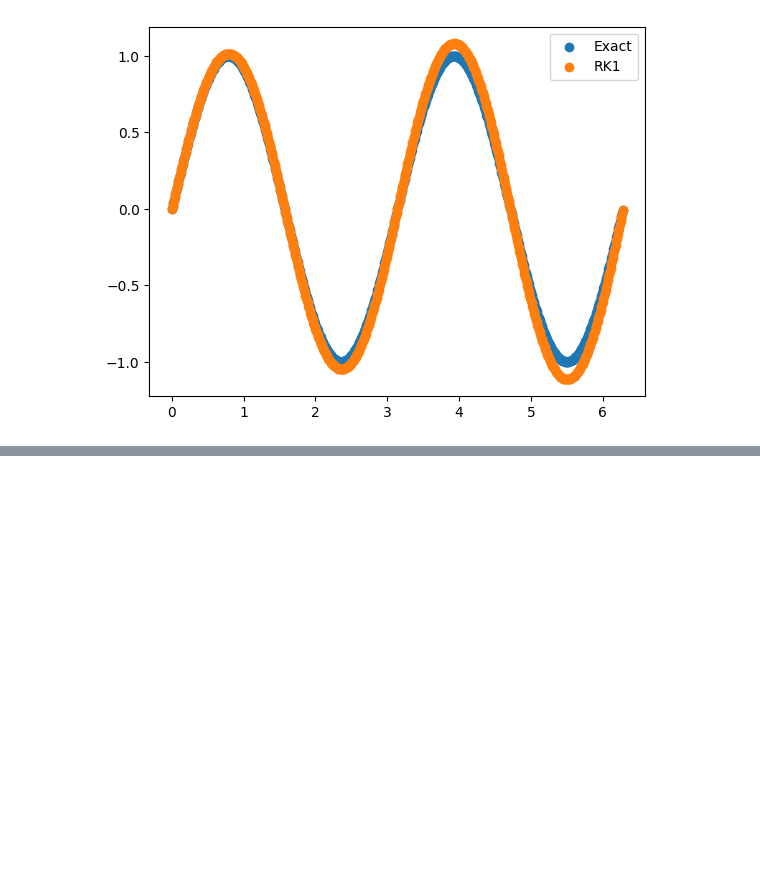
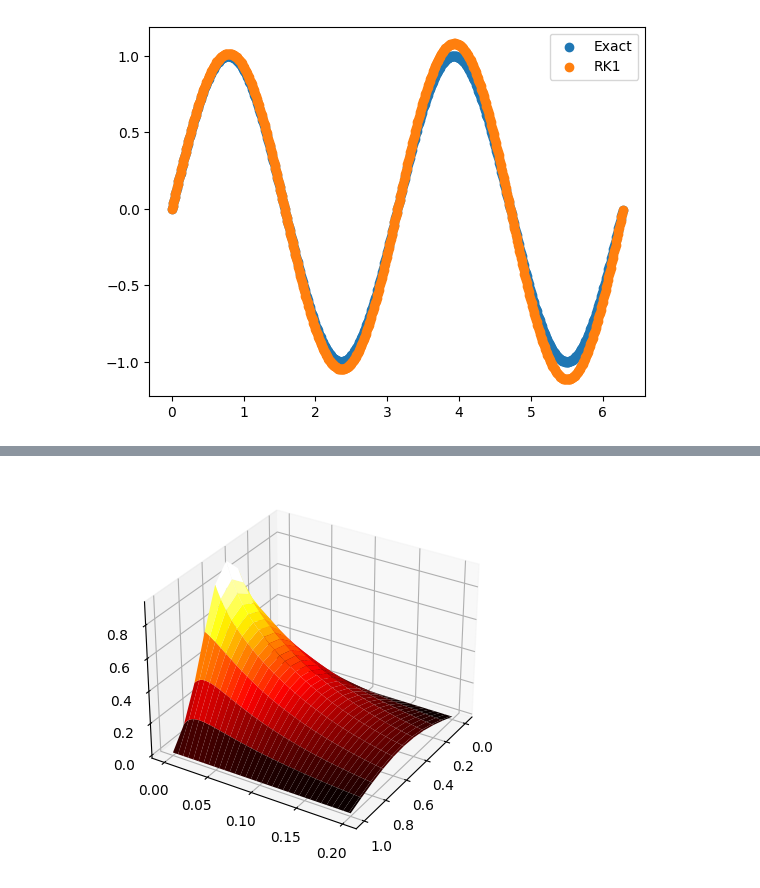
Before and after one commit to ruehlef/PHYS4606_Spring2024, a Jupyter notebook: week 7/Week 7 - Higher order RK.ipynb, the cells around one changed output, grey strips where cells are left out. Cells and saved outputs as stored; diff of their text form; code cells hidden in the pictures; blank space fills up the shorter version.

```diff
--- a/week 7/Week 7 - Higher order RK.ipynb
+++ b/week 7/Week 7 - Higher order RK.ipynb
@@ -50,0 +113,10 @@ plt.legend()
+# %%
+fig = plt.figure()
+ax = fig.add_subplot(111, projection='3d')
+
+X, Y = np.meshgrid(xs, ts)
+
+ax.plot_surface(X, Y, np.array(us)[:-1], cmap='hot');
+ax.view_init(30., np.pi/.1, 0.);
+# %% [output]
+[figure, added]
```
Also changed, not shown: parts of 12 cells of this notebook.
